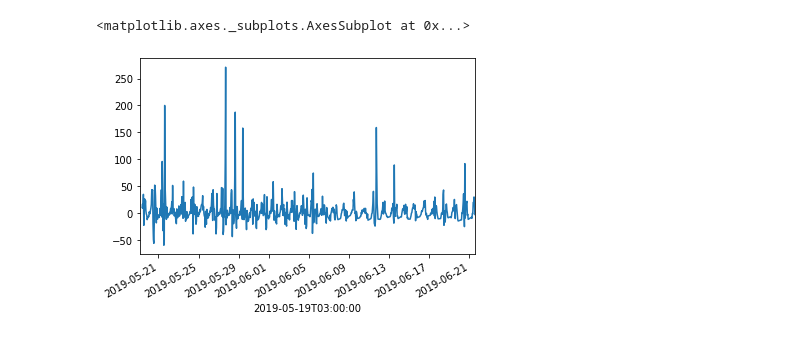
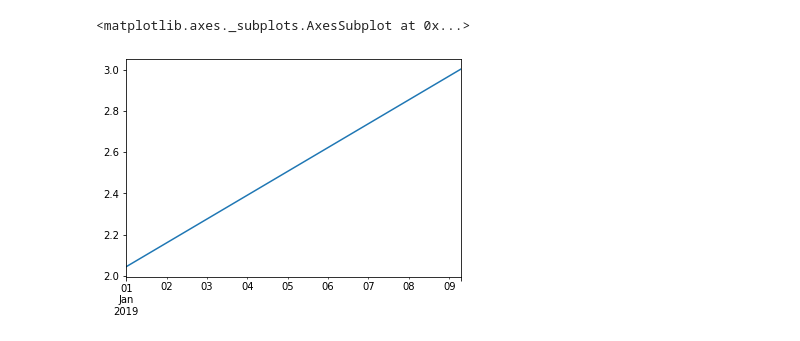
Before and after one commit to technogleb/ts_course_summer, a Jupyter notebook: week_1/stl.ipynb, the cells around one changed output. Drawn from its saved outputs; the diff is of its cells as text; code cells hidden in the pictures.

```diff
--- a/week_1/stl.ipynb
+++ b/week_1/stl.ipynb
@@ -12,4 +20,4 @@ from statsmodels.tsa.stattools import adfuller
 # %%
 dataset = Dataset('../data/dataset/')
 # %%
-ts = dataset['hour_2263.csv']
+ts = dataset['stl_example.csv']
@@ -22,3 +24 @@ trend = pd.Series(range(706), ts.index)
-# %%
-ts = ts + trend
 # %%
@@ -33,2 +29,2 @@ The signature of `Series.to_csv` was aligned to that of `DataFrame.to_csv`, and
 # %%
-res = detect_ts(ts, period=10)
+res = detect_ts(ts, period=2)
@@ -41,5 +31,7 @@ residuals = res[1] - res[2] - res[3]
+# %%
+trend, season, resid = res
 # %%
-residuals.plot()
+trend.plot()
 # %% [output]
 <matplotlib.axes._subplots.AxesSubplot at 0x...>
-[figure, old version]
+[figure, new version]
```
Also changed, not shown: parts of 16 cells of this notebook, 1 other file.
